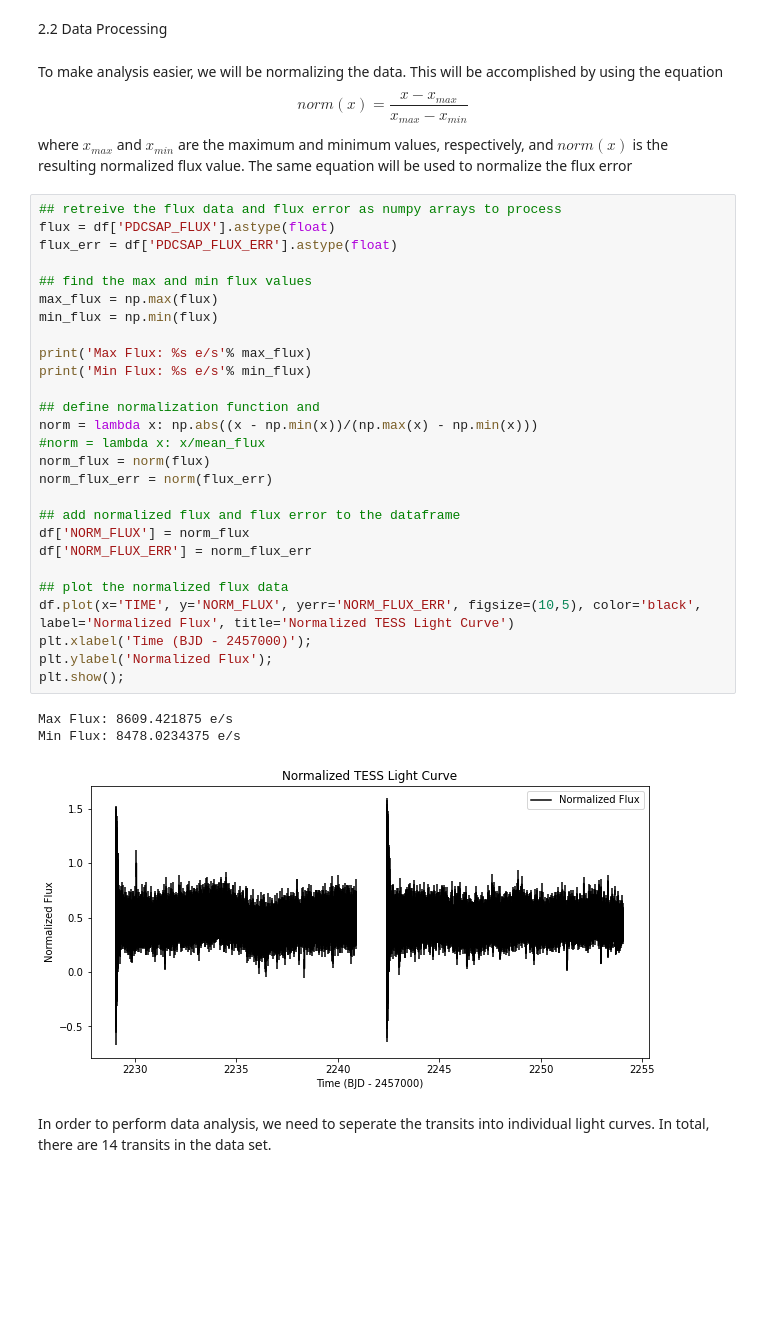
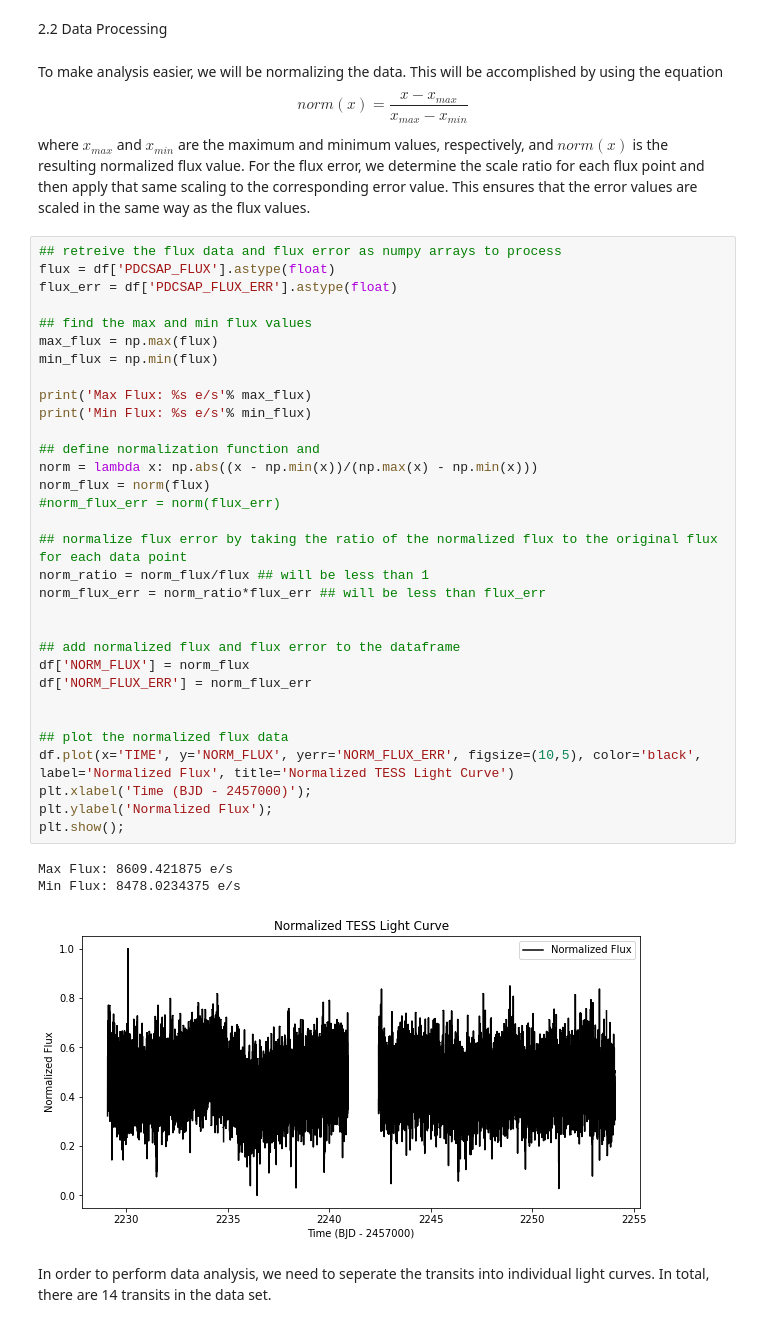
Before and after one commit to tylerbarna/AST5731-projects, a Jupyter notebook: Project1.ipynb, the cells around one changed output. Saved outputs shown, nothing was run; the diff lists cells and outputs as text; blank space fills up the shorter version.

Commit message:
changed flux error scaling when normalizing data
changed the method for normalizing flux errors such that the normalization ratio for each flux measurement is applied to the corresponding flux error. This ensures the flux errors are scaled correctly (I think)

Side note: I leave some code commented out, but when we submit, we should delete lines like that

```diff
--- a/Project1.ipynb
+++ b/Project1.ipynb
@@ -156,38 +156,43 @@ $$
 norm(x) = \frac{x-x_{max}}{x_{max}-x_{min}}
 \end{equation}
 $$
-where $x_{max}$ and $x_{min}$ are the maximum and minimum values, respectively, and $norm(x)$ is the resulting normalized flux value. The same equation will be used to normalize the flux error
+where $x_{max}$ and $x_{min}$ are the maximum and minimum values, respectively, and $norm(x)$ is the resulting normalized flux value. For the flux error, we determine the scale ratio for each flux point and then apply that same scaling to the corresponding error value. This ensures that the error values are scaled in the same way as the flux values.
 # %%
 ## retreive the flux data and flux error as numpy arrays to process
 flux = df['PDCSAP_FLUX'].astype(float)
 flux_err = df['PDCSAP_FLUX_ERR'].astype(float)
 
 ## find the max and min flux values
 max_flux = np.max(flux)
 min_flux = np.min(flux)
 
 print('Max Flux: %s e/s'% max_flux)
 print('Min Flux: %s e/s'% min_flux)
 
 ## define normalization function and
 norm = lambda x: np.abs((x - np.min(x))/(np.max(x) - np.min(x)))
-#norm = lambda x: x/mean_flux
 norm_flux = norm(flux)
-norm_flux_err = norm(flux_err)
+#norm_flux_err = norm(flux_err)
+
+## normalize flux error by taking the ratio of the normalized flux to the original flux for each data point
+norm_ratio = norm_flux/flux ## will be less than 1
+norm_flux_err = norm_ratio*flux_err ## will be less than flux_err
+
 
 ## add normalized flux and flux error to the dataframe
 df['NORM_FLUX'] = norm_flux
 df['NORM_FLUX_ERR'] = norm_flux_err
+
 
 ## plot the normalized flux data
 df.plot(x='TIME', y='NORM_FLUX', yerr='NORM_FLUX_ERR', figsize=(10,5), color='black', label='Normalized Flux', title='Normalized TESS Light Curve')
 plt.xlabel('Time (BJD - 2457000)');
 plt.ylabel('Normalized Flux');
 plt.show();
 # %% [output]
 Max Flux: 8609.421875 e/s
 Min Flux: 8478.0234375 e/s
-[figure, old version]
+[figure, new version]
 # %% [markdown]
 In order to perform data analysis, we need to seperate the transits into individual light curves. In total, there are 14 transits in the data set.
 # %%
```
